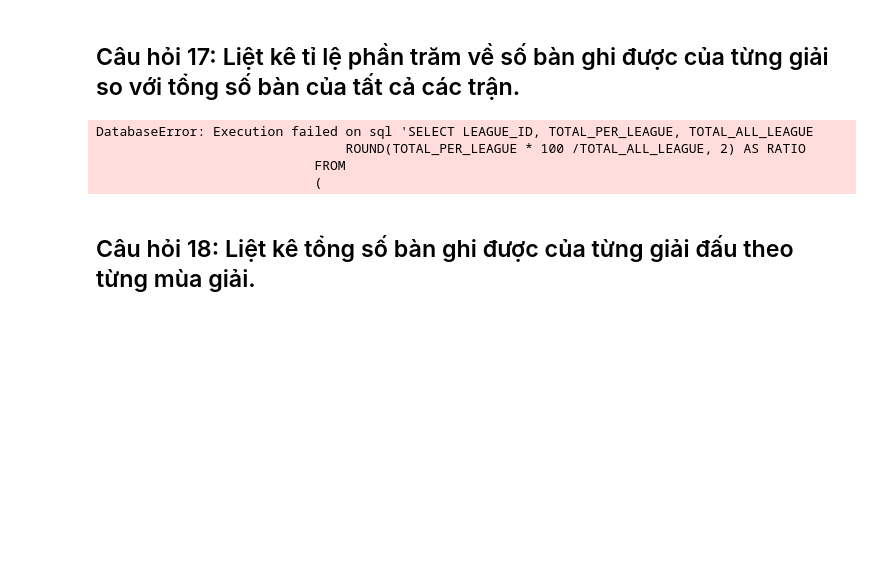
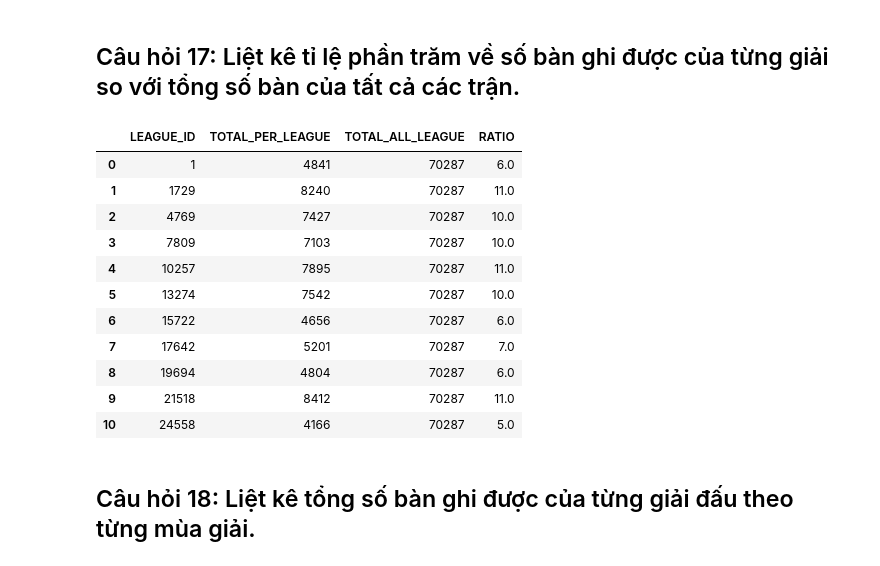
Before and after one commit to ysea1/asm, a Jupyter notebook: DSP302x_asm1_haiphFX22075@funix.edu.vn/[VN] European football-forStudent.ipynb, the cells around one changed output. Saved outputs shown, nothing was run; the diff lists cells and outputs as text; code cells hidden in the pictures; blank space fills up the shorter version.

```diff
--- a/DSP302x_asm1_haiphFX22075@funix.edu.vn/[VN] European football-forStudent.ipynb
+++ b/DSP302x_asm1_haiphFX22075@funix.edu.vn/[VN] European football-forStudent.ipynb
@@ -476,32 +476,39 @@ result_team
 # %% [markdown]
 ## Câu hỏi 17: Liệt kê tỉ lệ phần trăm về số bàn ghi được của từng giải so với tổng số bàn của tất cả các trận.
 # %%
-result_goal = pd.read_sql("""SELECT LEAGUE_ID, TOTAL_PER_LEAGUE, TOTAL_ALL_LEAGUE
+result_goal = pd.read_sql("""SELECT LEAGUE_ID, TOTAL_PER_LEAGUE, TOTAL_ALL_LEAGUE,
                                 ROUND(TOTAL_PER_LEAGUE * 100 /TOTAL_ALL_LEAGUE, 2) AS RATIO
                             FROM
                             (
                                 SELECT LEAGUE_ID, (TOTAL_HOME_TEAM_GOAL + TOTAL_AWAY_TEAM_GOAL) AS TOTAL_PER_LEAGUE,
                                      (SELECT TOTAL_HOME + TOTAL_AWAY
                                          FROM
                                             (
                                                 SELECT SUM(HOME_TEAM_GOAL) AS TOTAL_HOME, SUM(AWAY_TEAM_GOAL) AS TOTAL_AWAY FROM MATCH
                                             )
                                     ) AS TOTAL_ALL_LEAGUE
                                 FROM
                                     (
                                         SELECT LEAGUE_ID, SUM(HOME_TEAM_GOAL) AS TOTAL_HOME_TEAM_GOAL,
                                             SUM(AWAY_TEAM_GOAL) AS TOTAL_AWAY_TEAM_GOAL
                                         FROM MATCH
                                         GROUP BY LEAGUE_ID
                                     )
                             )
                             """, conn)
 result_goal
-# ĐIỀN CODE VÀO ĐÂY
 # %% [output]
-DatabaseError: Execution failed on sql 'SELECT LEAGUE_ID, TOTAL_PER_LEAGUE, TOTAL_ALL_LEAGUE
-                                ROUND(TOTAL_PER_LEAGUE * 100 /TOTAL_ALL_LEAGUE, 2) AS RATIO
-                            FROM
-                            (
+|  | LEAGUE_ID | TOTAL_PER_LEAGUE | TOTAL_ALL_LEAGUE | RATIO |
+| 0 | 1 | 4841 | 70287 | 6.0 |
+| 1 | 1729 | 8240 | 70287 | 11.0 |
+| 2 | 4769 | 7427 | 70287 | 10.0 |
+| 3 | 7809 | 7103 | 70287 | 10.0 |
+| 4 | 10257 | 7895 | 70287 | 11.0 |
+| 5 | 13274 | 7542 | 70287 | 10.0 |
+| 6 | 15722 | 4656 | 70287 | 6.0 |
+| 7 | 17642 | 5201 | 70287 | 7.0 |
+| 8 | 19694 | 4804 | 70287 | 6.0 |
+| 9 | 21518 | 8412 | 70287 | 11.0 |
+| 10 | 24558 | 4166 | 70287 | 5.0 |
 # %% [markdown]
 ## Câu hỏi 18: Liệt kê tổng số bàn ghi được của từng giải đấu theo từng mùa giải.
```
Also changed, not shown: parts of 10 cells of this notebook.
